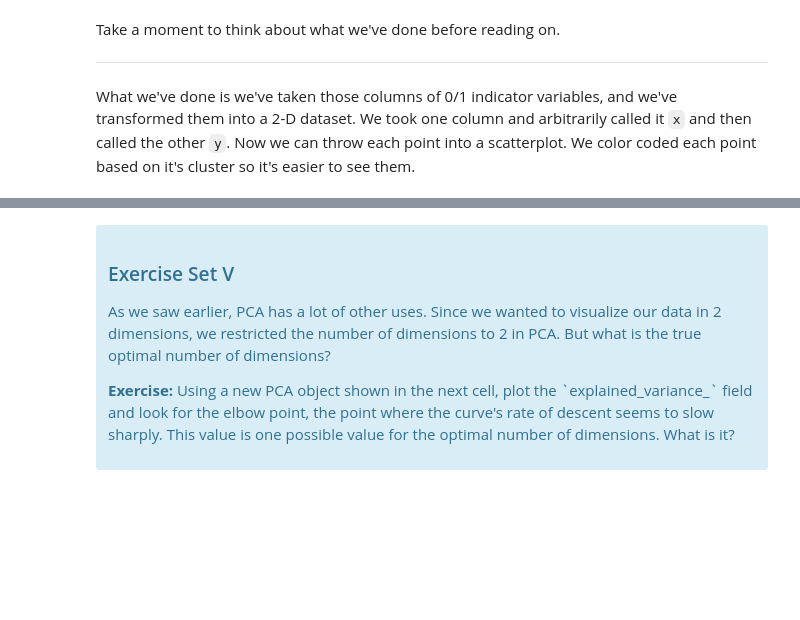
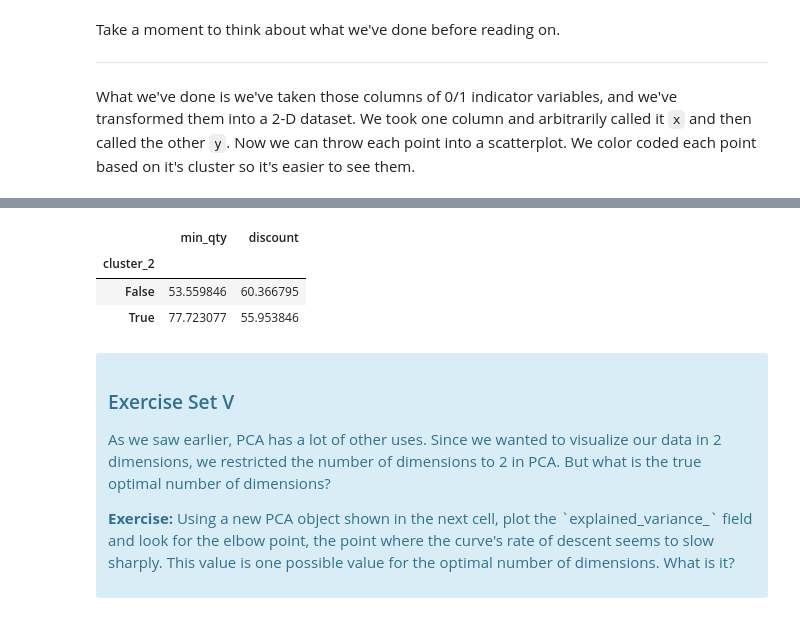
Before and after one commit to saimoom026/Springboard, a Jupyter notebook: springboard/Clustering Case Study/ClusteringCaseStudyCustomerSegmentationwithK_MeansTier3.ipynb, the cells around one changed output, grey strips where cells are left out. Cells and saved outputs as stored; diff of their text form; code cells hidden in the pictures; blank space fills up the shorter version.

```diff
--- a/springboard/Clustering Case Study/ClusteringCaseStudyCustomerSegmentationwithK_MeansTier3.ipynb
+++ b/springboard/Clustering Case Study/ClusteringCaseStudyCustomerSegmentationwithK_MeansTier3.ipynb
@@ -490,0 +533,3 @@ df.groupby("cluster_1")[['min_qty', 'discount']].mean()
+# %%
+df['cluster_2'] = df.cluster==2
+df.groupby("cluster_2").varietal.value_counts()
@@ -490,0 +557,7 @@ df.groupby("cluster_1")[['min_qty', 'discount']].mean()
+# %%
+df.groupby("cluster_2")[['min_qty', 'discount']].mean()
+# %% [output]
+|  | min_qty | discount |
+| cluster_2 |  |  |
+| False | 53.559846 | 60.366795 |
+| True | 77.723077 | 55.953846 |
```
Also changed, not shown: parts of 26 cells of this notebook.
